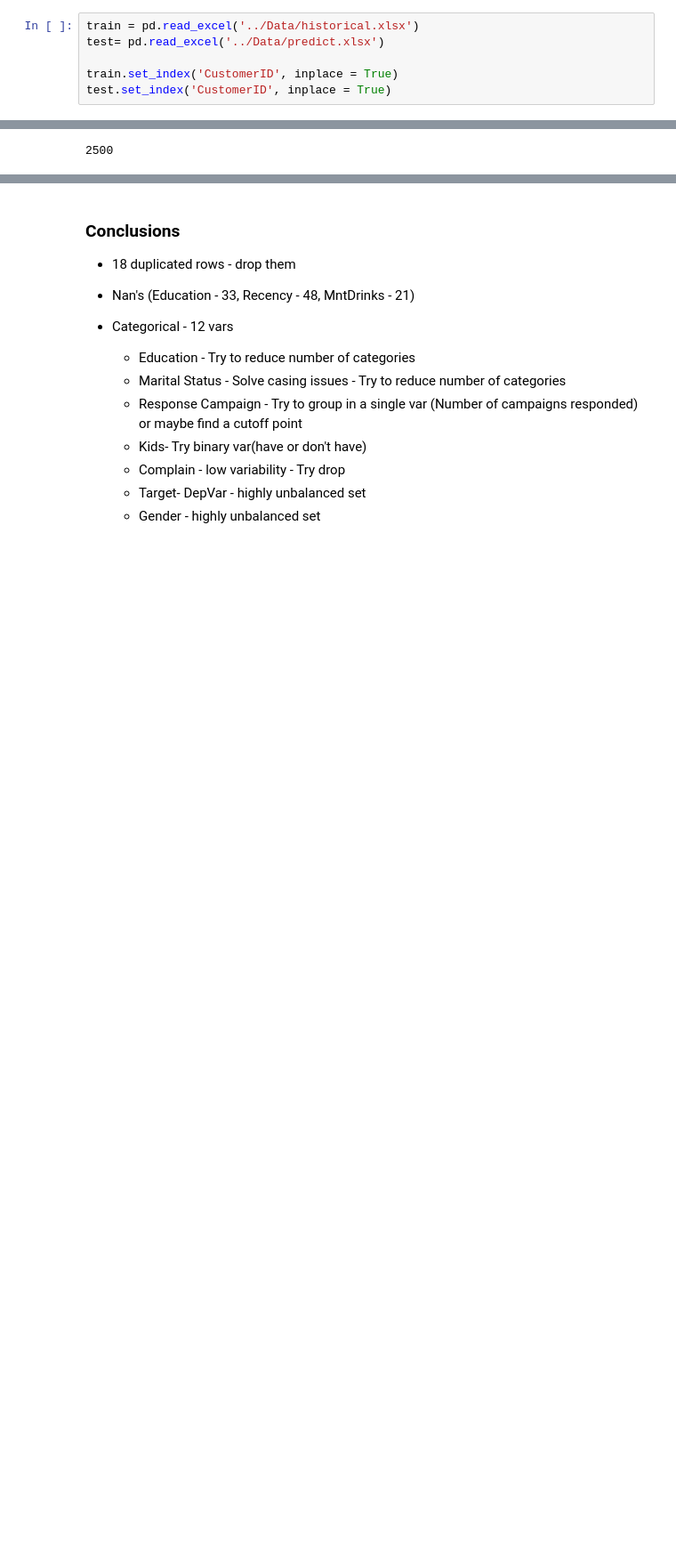
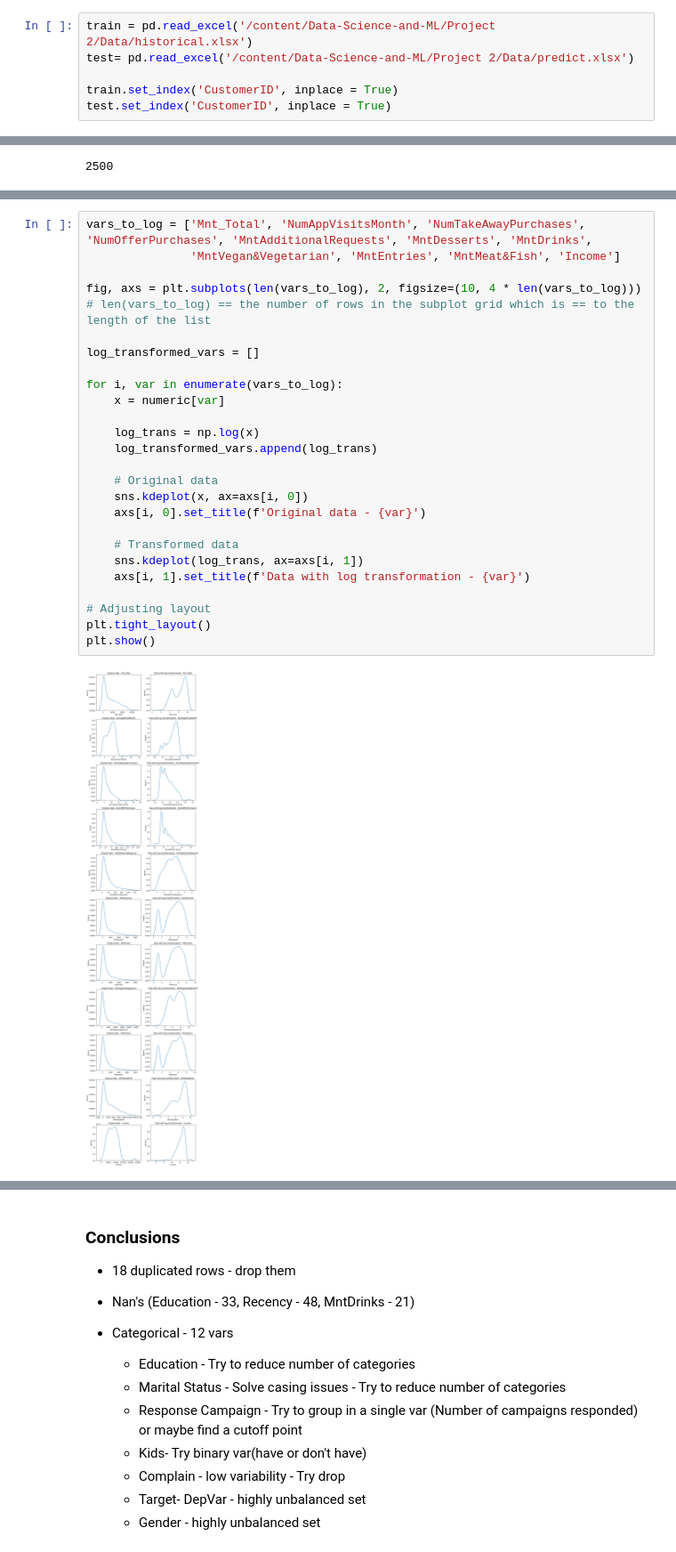
Before and after one commit to EFSA-Jedi-Group/Data-Science-and-ML, a Jupyter notebook: Project 2/Deliverables/DSML_202223_Predictive_Group21_Notebook_COPY.ipynb, the cells around one changed output, grey strips where cells are left out. Shown at 89% size. Drawn from its saved outputs; the diff is of its cells as text; blank space fills up the shorter version.

Commit message:
Log_transform_outliers_detection

```diff
--- a/Project 2/Deliverables/DSML_202223_Predictive_Group21_Notebook_COPY.ipynb
+++ b/Project 2/Deliverables/DSML_202223_Predictive_Group21_Notebook_COPY.ipynb
@@ -20,8 +20,8 @@ pd.set_option('display.max_columns', None)
 # %% [markdown]
 Data Imports
 # %%
-train = pd.read_excel('../Data/historical.xlsx')
-test= pd.read_excel('../Data/predict.xlsx')
+train = pd.read_excel('/content/Data-Science-and-ML/Project 2/Data/historical.xlsx')
+test= pd.read_excel('/content/Data-Science-and-ML/Project 2/Data/predict.xlsx')
 
 train.set_index('CustomerID', inplace = True)
 test.set_index('CustomerID', inplace = True)
@@ -172,0 +263,27 @@ NumAppVisitsMonth has 22 outliers
+# %%
+vars_to_log = ['Mnt_Total', 'NumAppVisitsMonth', 'NumTakeAwayPurchases', 'NumOfferPurchases', 'MntAdditionalRequests', 'MntDesserts', 'MntDrinks',
+               'MntVegan&Vegetarian', 'MntEntries', 'MntMeat&Fish', 'Income']
+
+fig, axs = plt.subplots(len(vars_to_log), 2, figsize=(10, 4 * len(vars_to_log))) # len(vars_to_log) == the number of rows in the subplot grid which is == to the length of the list
+
+log_transformed_vars = []
+
+for i, var in enumerate(vars_to_log):
+    x = numeric[var]
+
+    log_trans = np.log(x)
+    log_transformed_vars.append(log_trans)
+
+    # Original data
+    sns.kdeplot(x, ax=axs[i, 0])
+    axs[i, 0].set_title(f'Original data - {var}')
+
+    # Transformed data
+    sns.kdeplot(log_trans, ax=axs[i, 1])
+    axs[i, 1].set_title(f'Data with log transformation - {var}')
+
+# Adjusting layout
+plt.tight_layout()
+plt.show()
+# %% [output]
+[figure, added]
```
Also changed, not shown: parts of 8 cells of this notebook.
